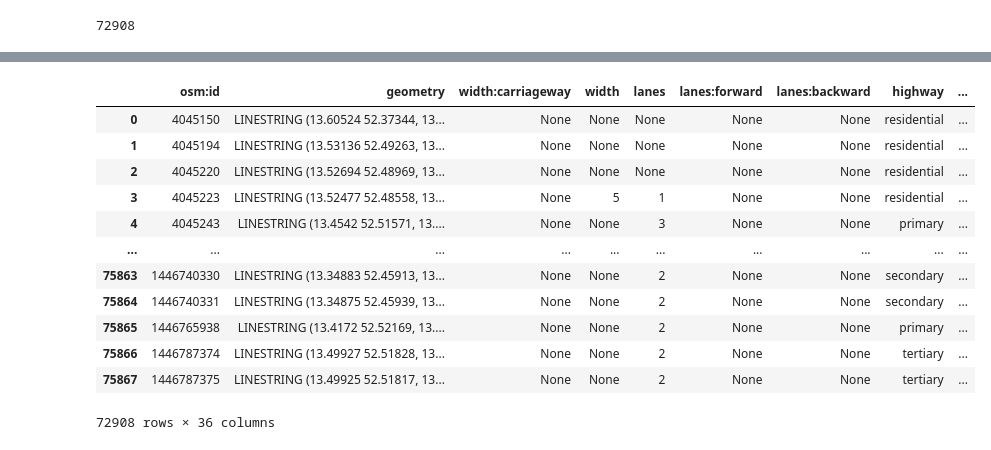
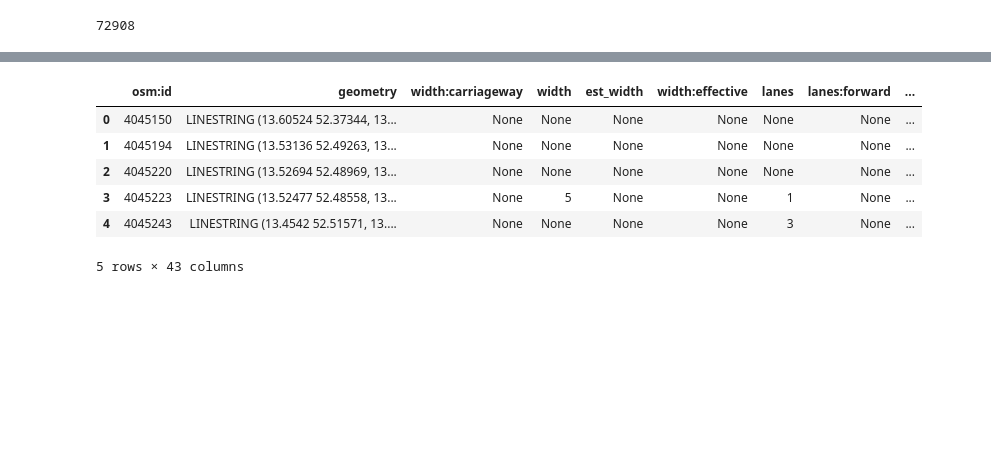
Before and after one commit to vizsim/nettobreite, a Jupyter notebook: preprocessing/1_prepare_width_calc_berlin.ipynb, the cells around one changed output, grey strips where cells are left out. Drawn from its saved outputs; the diff is of its cells as text; code cells hidden in the pictures; blank space fills up the shorter version.

```diff
--- a/preprocessing/1_prepare_width_calc_berlin.ipynb
+++ b/preprocessing/1_prepare_width_calc_berlin.ipynb
@@ -47,8 +39,13 @@ len(net_filtered)
 # %% [output]
 72908
 # %%
-
-net_filtered.columns = net_filtered.columns.str.replace('_', ':', regex=False)
+# column names wieder an originale osm name setzen
+# exclude 'est_width' and 'bicycle_road' from replacement
+exclude_cols = {'est_width', 'bicycle_road'}
+net_filtered.columns = [
+    col if col in exclude_cols else col.replace('_', ':')
+    for col in net_filtered.columns
+]
 # %%
 """
 Compute effective carriageway width from OSM tags in a GeoDataFrame.
@@ -477,0 +491,9 @@ if __name__ == "__main__":
+# %%
+
+
+# ------------------------------ Demo --------------------------------------- #
+if __name__ == "__main__":
+
+    effective_width_calculated = derive_effective_width(net_filtered) #net_filtered
+    with pd.option_context("display.max_columns", None):
+        print(effective_width_calculated)
@@ -577,16 +614,19 @@ Tooltip Spalten (13): ['osm:id', 'highway', 'width', 'name', 'surface', 'widths_
 
 # Liste der gewünschten Spalten
 wanted_cols = [ "osm:id", "geometry",
-    "width:carriageway", "width", "est_width",
+    "width:carriageway", "width", "est_width", "width:effective",
     "lanes", "lanes:forward", "lanes:backward",
     "highway",
     "parking:left", "parking:right", "parking:both",
     "parking:both:orientation", "parking:left:orientation", "parking:right:orientation",
     "parking:both:position", "parking:left:position", "parking:right:position",
     "parking:both:width", "parking:left:width", "parking:right:width",
+    "parking:both:restriction", "parking:left:restriction", "parking:right:restriction",
+    "parking:both:staggered",
     "cycleway", "cycleway:left", "cycleway:right", "cycleway:both",
     "cycleway:width", "cycleway:left:width", "cycleway:right:width",
     "oneway",
+    "bicycle_road",
     # optional: die berechneten Ergebnis-Spalten
     "width_base", "parking_left_onlane_m", "parking_right_onlane_m",
     "cycleway_left_onlane_m", "cycleway_right_onlane_m",
@@ -594,29 +634,23 @@ wanted_cols = [ "osm:id", "geometry",
     "cycleway_missing","parking_missing","widths_missing"
 ]
 # Wenn df ein GeoDataFrame ist:
-available = [c for c in wanted_cols if c in demo.columns]
-demo_filtered = demo[available].copy()
+available = [c for c in wanted_cols if c in effective_width_calculated.columns]
+effective_width_calculated_filtered = effective_width_calculated[available].copy()
 
 # Setze width_effective auf NaN wenn eine der missing-Flags True ist
 mask = (
-    demo_filtered["cycleway_missing"] |
-    demo_filtered["parking_missing"] |
-    demo_filtered["widths_missing"]
+    effective_width_calculated_filtered["cycleway_missing"] |
+    effective_width_calculated_filtered["parking_missing"] |
+    effective_width_calculated_filtered["widths_missing"]
 )
-demo_filtered.loc[mask, "width_effective"] = np.nan
+effective_width_calculated_filtered.loc[mask, "width_effective"] = np.nan
 # %%
-demo_filtered
+effective_width_calculated_filtered.head()
 # %% [output]
-|  | osm:id | geometry | width:carriageway | width | lanes | lanes:forward | lanes:backward | highway | ... |
-| 0 | 4045150 | LINESTRING (13.60524 52.37344, 13... | None | None | None | None | None | residential | ... |
-| 1 | 4045194 | LINESTRING (13.53136 52.49263, 13... | None | None | None | None | None | residential | ... |
-| 2 | 4045220 | LINESTRING (13.52694 52.48969, 13... | None | None | None | None | None | residential | ... |
-| 3 | 4045223 | LINESTRING (13.52477 52.48558, 13... | None | 5 | 1 | None | None | residential | ... |
-| 4 | 4045243 | LINESTRING (13.4542 52.51571, 13.... | None | None | 3 | None | None | primary | ... |
-| ... | ... | ... | ... | ... | ... | ... | ... | ... | ... |
-| 75863 | 1446740330 | LINESTRING (13.34883 52.45913, 13... | None | None | 2 | None | None | secondary | ... |
-| 75864 | 1446740331 | LINESTRING (13.34875 52.45939, 13... | None | None | 2 | None | None | secondary | ... |
-| 75865 | 1446765938 | LINESTRING (13.4172 52.52169, 13.... | None | None | 2 | None | None | primary | ... |
-| 75866 | 1446787374 | LINESTRING (13.49927 52.51828, 13... | None | None | 2 | None | None | tertiary | ... |
-| 75867 | 1446787375 | LINESTRING (13.49925 52.51817, 13... | None | None | 2 | None | None | tertiary | ... |
+|  | osm:id | geometry | width:carriageway | width | est_width | width:effective | lanes | lanes:forward | ... |
+| 0 | 4045150 | LINESTRING (13.60524 52.37344, 13... | None | None | None | None | None | None | ... |
+| 1 | 4045194 | LINESTRING (13.53136 52.49263, 13... | None | None | None | None | None | None | ... |
+| 2 | 4045220 | LINESTRING (13.52694 52.48969, 13... | None | None | None | None | None | None | ... |
+| 3 | 4045223 | LINESTRING (13.52477 52.48558, 13... | None | 5 | None | None | 1 | None | ... |
+| 4 | 4045243 | LINESTRING (13.4542 52.51571, 13.... | None | None | None | None | 3 | None | ... |
-72908 rows × 36 columns
+5 rows × 43 columns
```
Also changed, not shown: parts of 11 cells of this notebook, 3 other files.
